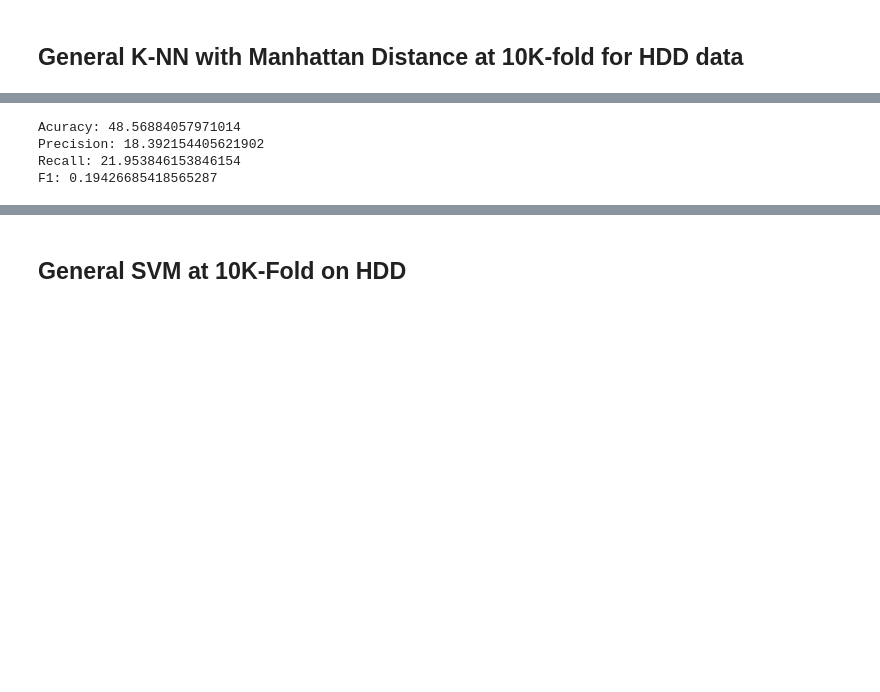
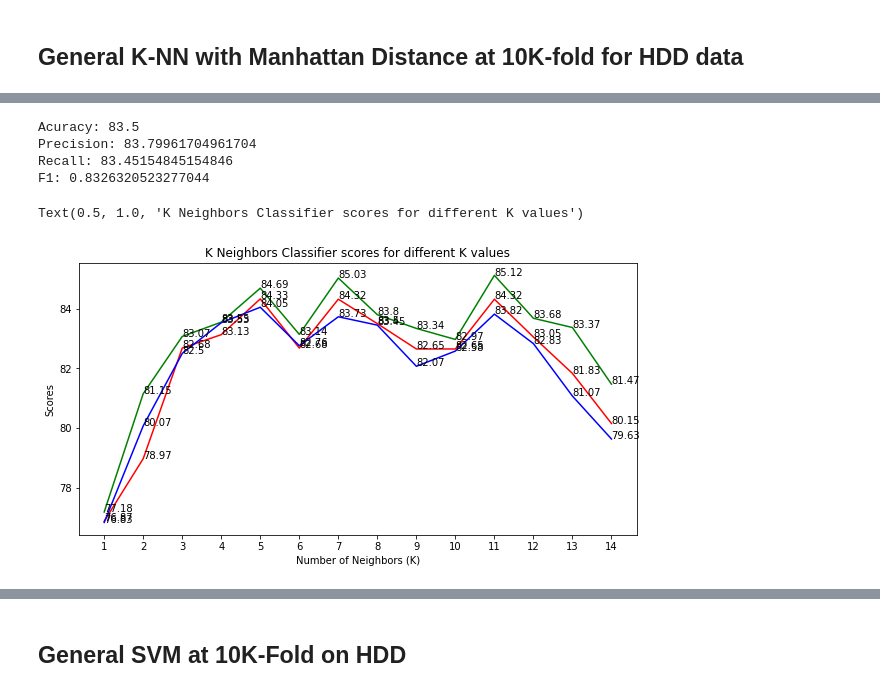
Before and after one commit to Rakib-Ul-Haque/SecureK-NN, a Jupyter notebook: SecureK_NN.ipynb, the cells around one changed output, grey strips where cells are left out. Saved outputs shown, nothing was run; the diff lists cells and outputs as text; code cells hidden in the pictures; blank space fills up the shorter version.

```diff
--- a/SecureK_NN.ipynb
+++ b/SecureK_NN.ipynb
@@ -353,7 +402,7 @@ y = np.array(df['num'])
 X_train, X_test, y_train, y_test = train_test_split(X, y, test_size = 0.20, random_state = 42)
 # %%
 #create a new KNN model
-knn_cv = KNeighborsClassifier(n_neighbors=4, metric='manhattan')
+knn_cv = KNeighborsClassifier(n_neighbors=8, metric='manhattan')
 #train model with cv of 10
 
 accK = cross_val_score(knn_cv, X_train, y_train, cv=10)
@@ -376,7 +425,54 @@ f1K = cross_val_score(knn_cv, X_train, y_train, cv=10, scoring='f1_macro')
 # print(f1K)
 print("F1:",np.mean(f1K))
 # %% [output]
-Acuracy: 48.56884057971014
-Precision: 18.392154405621902
-Recall: 21.953846153846154
-F1: 0.19426685418565287
+Acuracy: 83.5
+Precision: 83.79961704961704
+Recall: 83.45154845154846
+F1: 0.8326320523277044
+# %%
+#create Testing
+kas=[]
+kps=[]
+krs=[]
+kfs=[]
+for k in range (1, 15):
+  knn_cv = KNeighborsClassifier(n_neighbors=k, metric='manhattan')
+
+  #accuracy
+  accK = cross_val_score(knn_cv, X_train, y_train, cv=10)
+  kas.append((np.mean(accK)*100).round(2))
+  # kas=kas.round(2)
+
+  #precision
+  preK = cross_val_score(knn_cv, X_train, y_train, cv=10, scoring='precision_macro')
+  kps.append((np.mean(preK)*100).round(2))
+  # kps=kps.round(2)
+
+  #recall
+  recK = cross_val_score(knn_cv, X_train, y_train, cv=10, scoring='recall_macro')
+  krs.append((np.mean(recK)*100).round(2))
+  # krs=krs.round(2)
+
+  #Fs
+  f1K = cross_val_score(knn_cv, X_train, y_train, cv=10, scoring='f1_macro')
+  kfs.append((np.mean(f1K)).round(2))
+  # kfs=kfs.round(2)
+# %%
+#create Graph of Acc, pre, rec together
+plt.figure(figsize=(10,5))
+plt.plot([k for k in range(1, 15)], kas, color = 'red')
+plt.plot([k for k in range(1, 15)], kps, color = 'green')
+plt.plot([k for k in range(1, 15)], krs, color = 'blue')
+# plt.plot([k for k in range(1, 15)], kfs, color = 'black')
+for i in range(1,15):
+    plt.text(i, kas[i-1], (kas[i-1]))
+    plt.text(i, kps[i-1], (kps[i-1]))
+    plt.text(i, krs[i-1], (krs[i-1]))
+    # plt.text(i, kfs[i-1], (kfs[i-1]))
+plt.xticks([i for i in range(1, 15)])
+plt.xlabel('Number of Neighbors (K)')
+plt.ylabel('Scores')
+plt.title('K Neighbors Classifier scores for different K values')
+# %% [output]
+Text(0.5, 1.0, 'K Neighbors Classifier scores for different K values')
+[figure, added]
```
Also changed, not shown: parts of 18 cells of this notebook.
